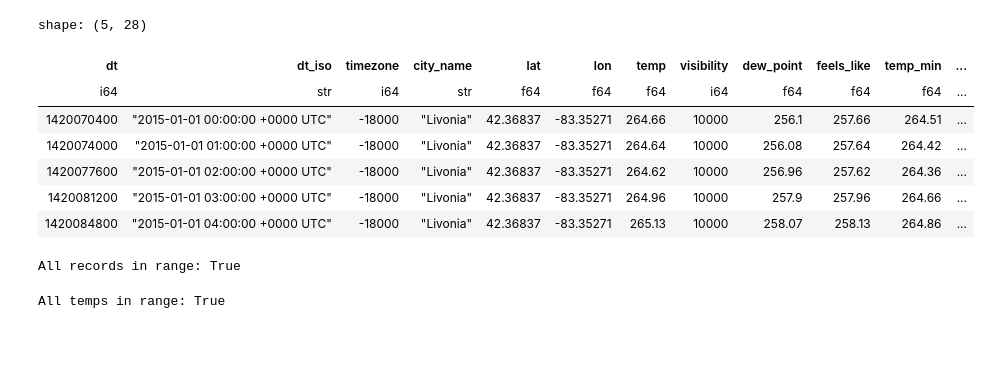
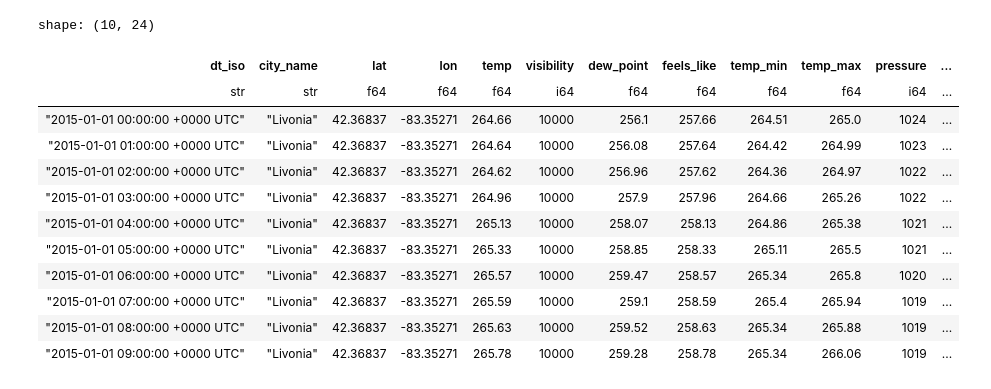
Before and after one commit to charlieroth/py-weather-pipeline, a Jupyter notebook: notebook.ipynb, the cells around one changed output. Cells and saved outputs as stored; diff of their text form; code cells hidden in the pictures; blank space fills up the shorter version.

```diff
--- a/notebook.ipynb
+++ b/notebook.ipynb
@@ -5,48 +5,28 @@ csv_file_path = "/Users/charlie/github.com/charlieroth/py-weather-pipeline/data/
 # %%
 df = pl.read_csv(
   csv_file_path,
   null_values=["null"]
 )
-df.head()
+df = df.drop([
+  "dt",
+  "weather_icon",
+  "timezone",
+  "weather_id"
+])
+
+
+df.head(n=10)
 # %% [output]
-shape: (5, 28)
+shape: (10, 24)
-| dt | dt_iso | timezone | city_name | lat | lon | temp | visibility | dew_point | feels_like | temp_min | ... |
-| i64 | str | i64 | str | f64 | f64 | f64 | i64 | f64 | f64 | f64 | ... |
-| 1420070400 | "2015-01-01 00:00:00 +0000 UTC" | -18000 | "Livonia" | 42.36837 | -83.35271 | 264.66 | 10000 | 256.1 | 257.66 | 264.51 | ... |
-| 1420074000 | "2015-01-01 01:00:00 +0000 UTC" | -18000 | "Livonia" | 42.36837 | -83.35271 | 264.64 | 10000 | 256.08 | 257.64 | 264.42 | ... |
-| 1420077600 | "2015-01-01 02:00:00 +0000 UTC" | -18000 | "Livonia" | 42.36837 | -83.35271 | 264.62 | 10000 | 256.96 | 257.62 | 264.36 | ... |
-| 1420081200 | "2015-01-01 03:00:00 +0000 UTC" | -18000 | "Livonia" | 42.36837 | -83.35271 | 264.96 | 10000 | 257.9 | 257.96 | 264.66 | ... |
-| 1420084800 | "2015-01-01 04:00:00 +0000 UTC" | -18000 | "Livonia" | 42.36837 | -83.35271 | 265.13 | 10000 | 258.07 | 258.13 | 264.86 | ... |
+| dt_iso | city_name | lat | lon | temp | visibility | dew_point | feels_like | temp_min | temp_max | pressure | ... |
+| str | str | f64 | f64 | f64 | i64 | f64 | f64 | f64 | f64 | i64 | ... |
+| "2015-01-01 00:00:00 +0000 UTC" | "Livonia" | 42.36837 | -83.35271 | 264.66 | 10000 | 256.1 | 257.66 | 264.51 | 265.0 | 1024 | ... |
+| "2015-01-01 01:00:00 +0000 UTC" | "Livonia" | 42.36837 | -83.35271 | 264.64 | 10000 | 256.08 | 257.64 | 264.42 | 264.99 | 1023 | ... |
+| "2015-01-01 02:00:00 +0000 UTC" | "Livonia" | 42.36837 | -83.35271 | 264.62 | 10000 | 256.96 | 257.62 | 264.36 | 264.97 | 1022 | ... |
+| "2015-01-01 03:00:00 +0000 UTC" | "Livonia" | 42.36837 | -83.35271 | 264.96 | 10000 | 257.9 | 257.96 | 264.66 | 265.26 | 1022 | ... |
+| "2015-01-01 04:00:00 +0000 UTC" | "Livonia" | 42.36837 | -83.35271 | 265.13 | 10000 | 258.07 | 258.13 | 264.86 | 265.38 | 1021 | ... |
+| "2015-01-01 05:00:00 +0000 UTC" | "Livonia" | 42.36837 | -83.35271 | 265.33 | 10000 | 258.85 | 258.33 | 265.11 | 265.5 | 1021 | ... |
+| "2015-01-01 06:00:00 +0000 UTC" | "Livonia" | 42.36837 | -83.35271 | 265.57 | 10000 | 259.47 | 258.57 | 265.34 | 265.8 | 1020 | ... |
+| "2015-01-01 07:00:00 +0000 UTC" | "Livonia" | 42.36837 | -83.35271 | 265.59 | 10000 | 259.1 | 258.59 | 265.4 | 265.94 | 1019 | ... |
+| "2015-01-01 08:00:00 +0000 UTC" | "Livonia" | 42.36837 | -83.35271 | 265.63 | 10000 | 259.52 | 258.63 | 265.34 | 265.88 | 1019 | ... |
+| "2015-01-01 09:00:00 +0000 UTC" | "Livonia" | 42.36837 | -83.35271 | 265.78 | 10000 | 259.28 | 258.78 | 265.34 | 266.06 | 1019 | ... |
-# %%
-# Check if dt_iso column values are within the expected date range
-dt_iso_series = df["dt_iso"]
-# Convert dt_iso to datetime type
-parsed_dates = dt_iso_series.str.extract(r"^([\d-]+\s[\d:]+)").str.to_datetime(
-    "%Y-%m-%d %H:%M:%S"
-)
-
-# Define the date range boundaries
-start_date = pl.datetime(2015, 1, 1, 0, 0, 0)
-end_date = pl.datetime(2025, 1, 1, 23, 59, 59)
-
-# Check if all dates are within the expected range
-dates_in_range = parsed_dates.filter(
-  parsed_dates.is_between(start_date, end_date)
-)
-
-# Count records in range vs total records
-total_records = len(parsed_dates)
-records_in_range = len(dates_in_range)
-all_records_in_range = total_records == records_in_range
-print(f"All records in range: {all_records_in_range}")
-# %% [output]
-All records in range: True
-# %%
-temp_series = df["temp"]
-min_temp = 180
-max_temp = 340
-temps_in_range = temp_series.filter(temp_series.is_between(min_temp, max_temp))
-all_temps_in_range = len(temps_in_range) == len(temp_series)
-print(f"All temps in range: {all_temps_in_range}")
-# %% [output]
-All temps in range: True
```
Also changed, not shown: parts of 5 cells of this notebook, 6 other files.
